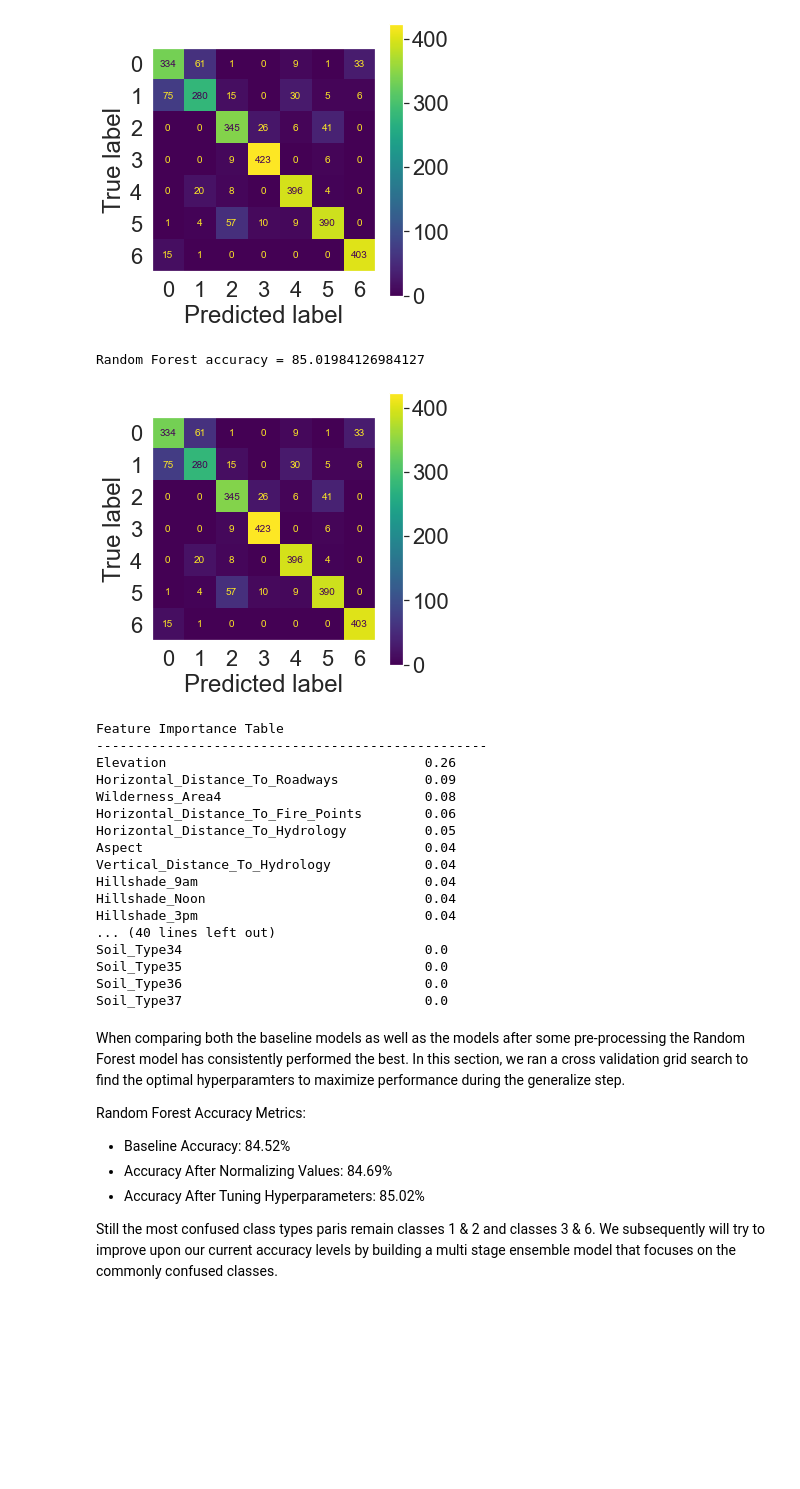
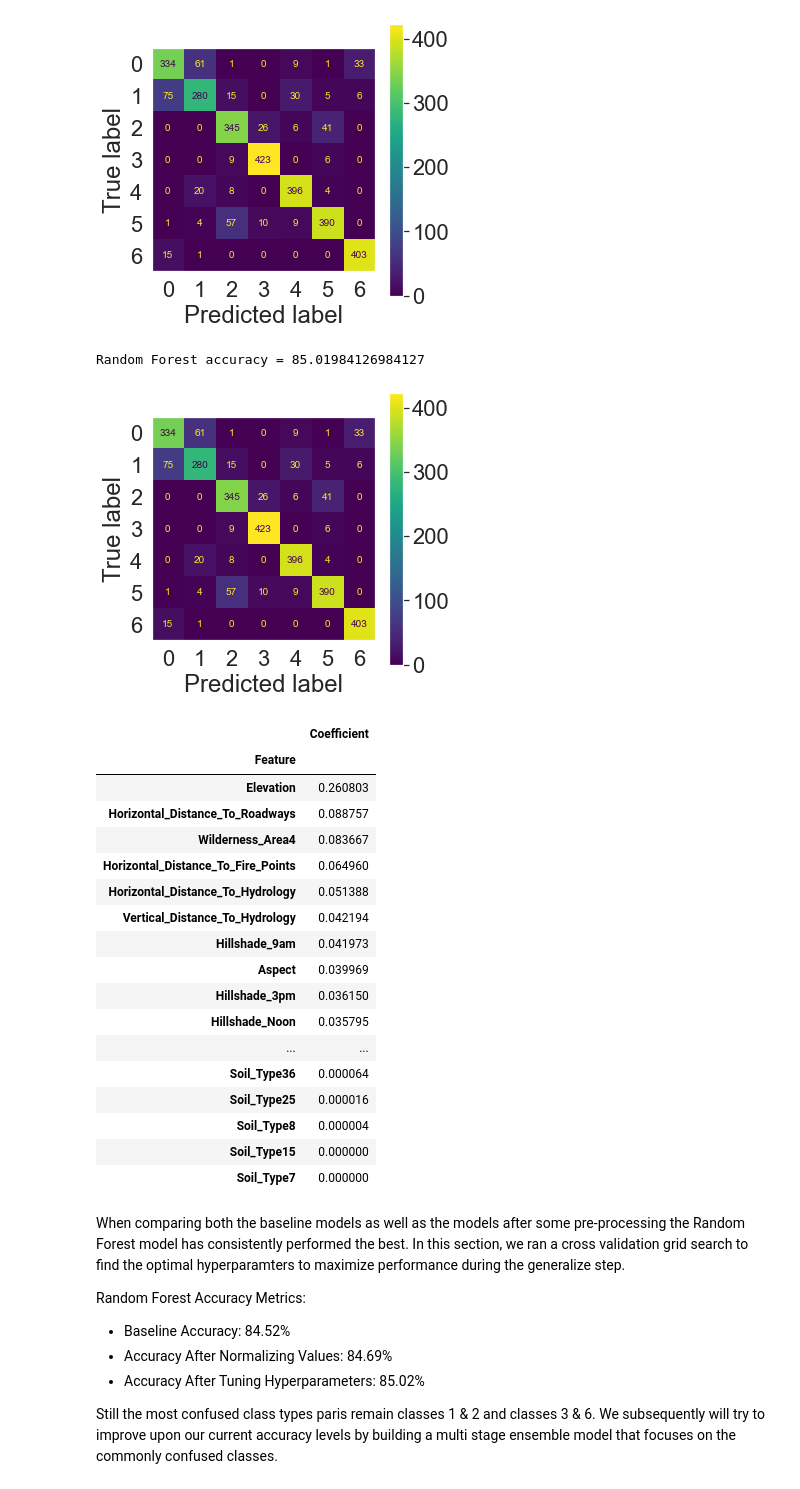
Before and after one commit to sams-data/mids-w207_9_sp22_forest_cover_classification, a Jupyter notebook: Submissions/bridwell_carmeli_hand_stephens_final_project.ipynb, the cells around one changed output. Drawn from its saved outputs; the diff is of its cells as text; code cells hidden in the pictures; blank space fills up the shorter version.

Commit message:
change feature importance to df

```diff
--- a/Submissions/bridwell_carmeli_hand_stephens_final_project.ipynb
+++ b/Submissions/bridwell_carmeli_hand_stephens_final_project.ipynb
@@ -1014,64 +1014,53 @@ def random_forest_optimized(train_data=normalize_values(train_data, scaler_type
     A model that trains a random forest model with optimal hyperparameters based on grid search
     cross validation.
     """
 
     # Random Forest
     rf = RandomForestClassifier(
         criterion = 'entropy',
         max_depth = None,
         max_features = 'auto',
         n_estimators= 150,
         random_state=0
     )
     rf.fit(train_data, train_labels)
     print(f'\nRandom Forest accuracy = {(rf.score(dev_data, dev_labels)*100)}')
     pred_labels  = rf.predict(dev_data)
     if show_confusion_matrix == True:
         plot_confusion_matrix(dev_labels, pred_labels)
 
     #print(f'cover type 1 and type 2 total correct {np.sum(np.diag(metrics.confusion_matrix(dev_labels, pred_labels))[:2])}')
 
     # list feature importances
     # Get numerical feature importances
     importances = list(rf.feature_importances_)
+    feature_coefficients = pd.DataFrame({'Feature': train_df.columns[:-2],'Coefficient': importances})
+    display(feature_coefficients.sort_values('Coefficient',ascending=False).set_index('Feature'))
 
-    # List of tuples with variable and importance
-    feature_importances = [(feature, round(importance, 2)) for feature, importance in zip(train_df.columns[:-2], importances)]
-
-    # Sort the feature importances by most important first
-    feature_importances = sorted(feature_importances, key = lambda x: x[1], reverse = True)
-
-    # Print out the feature and importances
-    print('Feature Importance Table')
-    print('-' * 50)
-    for pair in feature_importances:
-        table = ("%-40s  %-25s" %
-                      (pair[0],
-                       pair[1]))
-        print(table)
 
 # call function
 random_forest_optimized(train_data=train_data_norm,dev_data=dev_data_norm)
 # %% [output]
 Random Forest accuracy = 85.01984126984127
 [figure]
-Feature Importance Table
---------------------------------------------------
-Elevation                                 0.26
-Horizontal_Distance_To_Roadways           0.09
-Wilderness_Area4                          0.08
-Horizontal_Distance_To_Fire_Points        0.06
-Horizontal_Distance_To_Hydrology          0.05
-Aspect                                    0.04
-Vertical_Distance_To_Hydrology            0.04
-Hillshade_9am                             0.04
-Hillshade_Noon                            0.04
-Hillshade_3pm                             0.04
-... (40 lines left out)
-Soil_Type34                               0.0
-Soil_Type35                               0.0
-Soil_Type36                               0.0
-Soil_Type37                               0.0
+|  | Coefficient |
+| Feature |  |
+| Elevation | 0.260803 |
+| Horizontal_Distance_To_Roadways | 0.088757 |
+| Wilderness_Area4 | 0.083667 |
+| Horizontal_Distance_To_Fire_Points | 0.064960 |
+| Horizontal_Distance_To_Hydrology | 0.051388 |
+| Vertical_Distance_To_Hydrology | 0.042194 |
+| Hillshade_9am | 0.041973 |
+| Aspect | 0.039969 |
+| Hillshade_3pm | 0.036150 |
+| Hillshade_Noon | 0.035795 |
+| ... | ... |
+| Soil_Type36 | 0.000064 |
+| Soil_Type25 | 0.000016 |
+| Soil_Type8 | 0.000004 |
+| Soil_Type15 | 0.000000 |
+| Soil_Type7 | 0.000000 |
 # %% [markdown]
 When comparing both the baseline models as well as the models after some pre-processing the Random Forest model has consistently performed the best. In this section, we ran a cross validation grid search to find the optimal hyperparamters to maximize performance during the generalize step.
 
```
